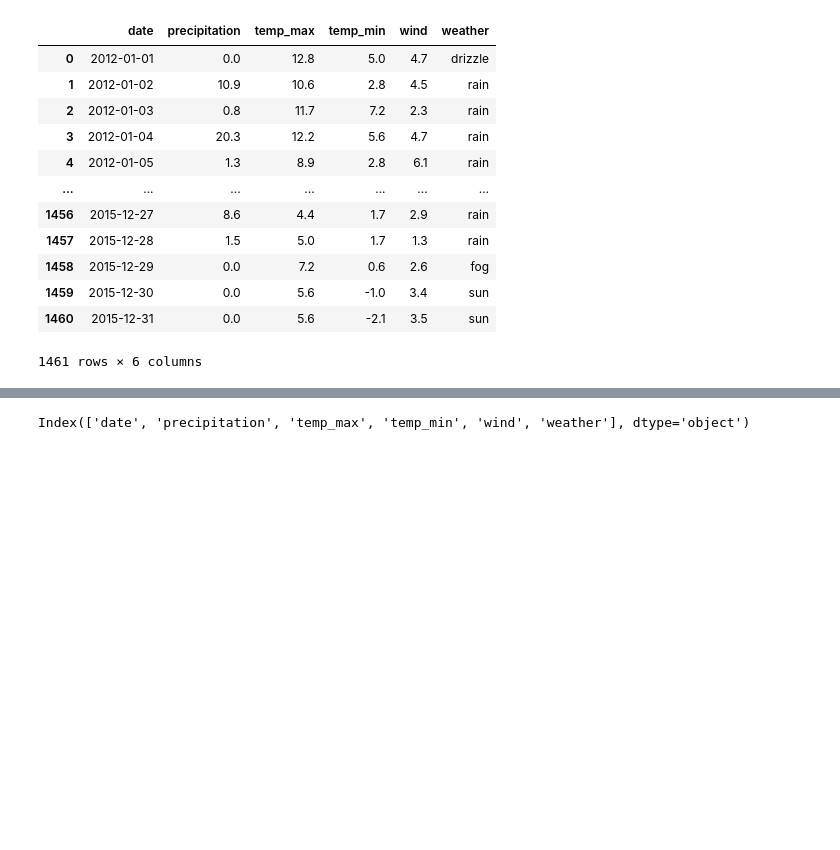
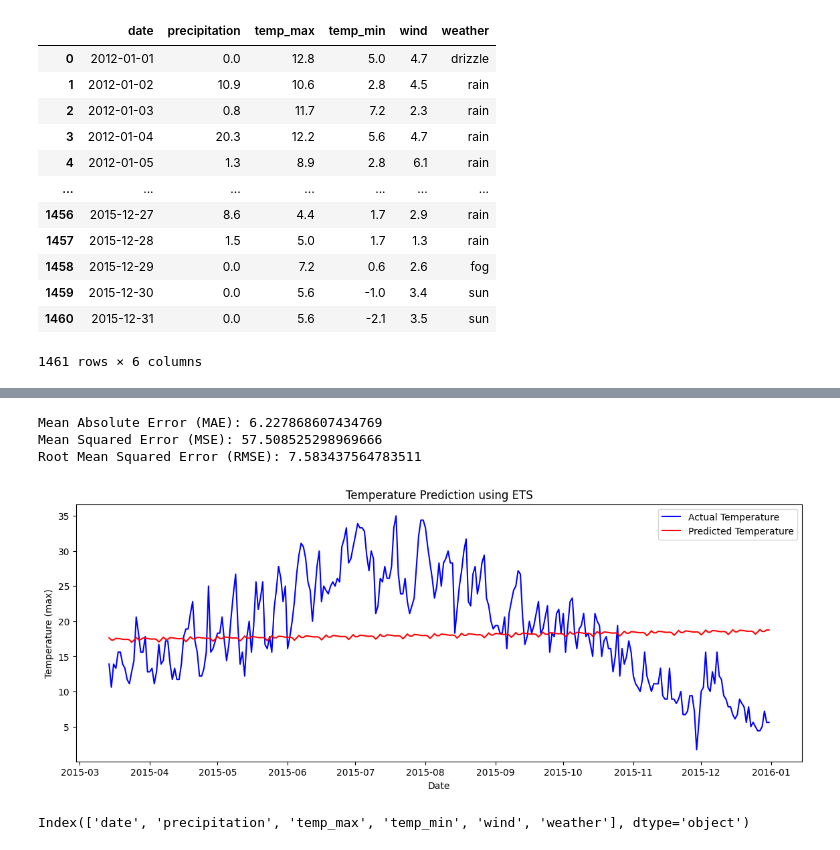
Before and after one commit to RoshiniGunasekaran/ML_Project, a Jupyter notebook: project/models/mlproject.ipynb, the cells around one changed output, grey strips where cells are left out. Drawn from its saved outputs; the diff is of its cells as text; code cells hidden in the pictures; blank space fills up the shorter version.

```diff
--- a/project/models/mlproject.ipynb
+++ b/project/models/mlproject.ipynb
@@ -932,3 +873,61 @@ R-squared (R2) Score: 0.9523530532034705
+# %%
+import numpy as np
+import pandas as pd
+import matplotlib.pyplot as plt
+from sklearn.preprocessing import MinMaxScaler
+from sklearn.metrics import mean_absolute_error, mean_squared_error
+from statsmodels.tsa.holtwinters import ExponentialSmoothing
+from sklearn.model_selection import train_test_split
+
+# Assuming df is already loaded as your dataset
+# Preprocess the data
+df['date'] = pd.to_datetime(df['date'])
+df.set_index('date', inplace=True)
+
+# Feature Engineering (same as before)
+df['precipitation_rolling_mean'] = df['precipitation'].rolling(window=7).mean()
+df['temp_min_rolling_mean'] = df['temp_min'].rolling(window=7).mean()
+df['wind_rolling_mean'] = df['wind'].rolling(window=7).mean()
+
+# Fill NaN values resulting from rolling mean
+df.fillna(method='bfill', inplace=True)
+
+# Selecting features and target
+target = df['temp_max']
+
+# Split into training and testing sets
+train_target, test_target = train_test_split(target, test_size=0.2, shuffle=False)
+
+# Build and fit the ETS model
+model = ExponentialSmoothing(train_target, trend='add', seasonal='add', seasonal_periods=12)
+model_fit = model.fit()
+
+# Forecast future values
+forecast = model_fit.forecast(steps=len(test_target))
+
+# Calculate accuracy metrics
+mae = mean_absolute_error(test_target, forecast)
+mse = mean_squared_error(test_target, forecast)
+rmse = np.sqrt(mse)
+
+print(f'Mean Absolute Error (MAE): {mae}')
+print(f'Mean Squared Error (MSE): {mse}')
+print(f'Root Mean Squared Error (RMSE): {rmse}')
+
+# Plot the results
+plt.figure(figsize=(14, 5))
+plt.plot(test_target.index, test_target, color='blue', label='Actual Temperature')
+plt.plot(test_target.index, forecast, color='red', label='Predicted Temperature')
+plt.xlabel('Date')
+plt.ylabel('Temperature (max)')
+plt.title('Temperature Prediction using ETS')
+plt.legend()
+plt.show()
+# %% [output]
+Mean Absolute Error (MAE): 6.227868607434769
+Mean Squared Error (MSE): 57.508525298969666
+Root Mean Squared Error (RMSE): 7.583437564783511
+[figure, added]
 # %%
 #With overfitting
 # %%
```
Also changed, not shown: parts of 59 cells of this notebook, 11 other files.
